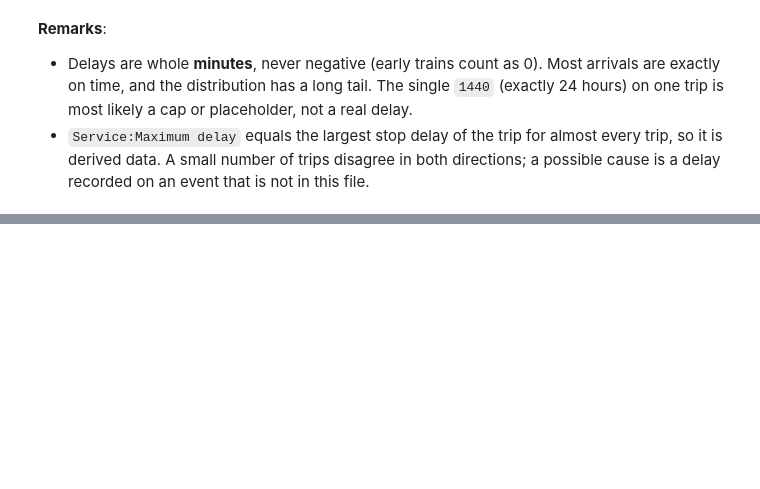
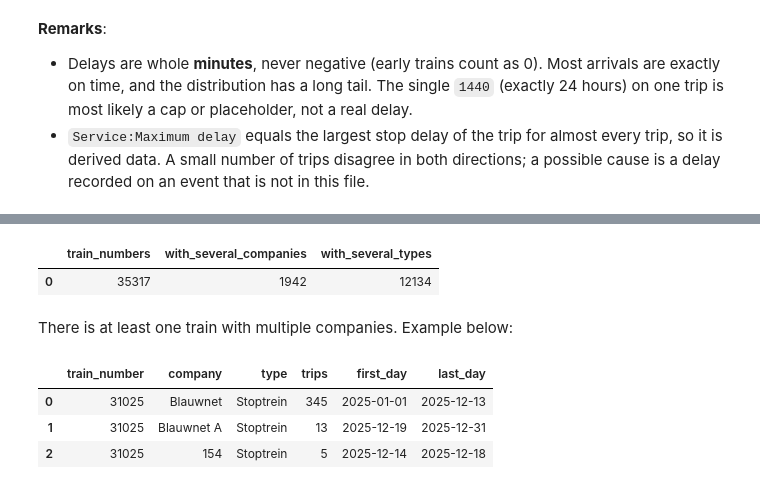
Before and after one commit to clavzno/mono4db, a Jupyter notebook: dutch_railway/notebooks/eda.ipynb, the cells around one changed output, grey strips where cells are left out. Cells and saved outputs as stored; diff of their text form; code cells hidden in the pictures; blank space fills up the shorter version.

```diff
--- a/dutch_railway/notebooks/eda.ipynb
+++ b/dutch_railway/notebooks/eda.ipynb
@@ -563,0 +591,25 @@ con.sql("""
+# %%
+con.sql("""
+    SELECT count(*)                 AS train_numbers,
+           count(*) FILTER (nc > 1) AS with_several_companies,
+           count(*) FILTER (nt > 1) AS with_several_types
+    FROM (SELECT "Service:Train number", count(DISTINCT "Service:Company") AS nc, count(DISTINCT "Service:Type") AS nt
+          FROM staged GROUP BY 1)
+""").df()
+# %% [output]
+|  | train_numbers | with_several_companies | with_several_types |
+| 0 | 35317 | 1942 | 12134 |
+# %% [markdown]
+There is at least one train with multiple companies. Example below:
+# %%
+con.sql("""
+    SELECT "Service:Train number" AS train_number, "Service:Company" AS company, "Service:Type" AS type,
+           count(DISTINCT "Service:RDT-ID") AS trips, min("Service:Date") AS first_day, max("Service:Date") AS last_day
+    FROM staged WHERE "Service:Train number" = 31025
+    GROUP BY ALL ORDER BY trips DESC
+""").df()
+# %% [output]
+|  | train_number | company | type | trips | first_day | last_day |
+| 0 | 31025 | Blauwnet | Stoptrein | 345 | 2025-01-01 | 2025-12-13 |
+| 1 | 31025 | Blauwnet A | Stoptrein | 13 | 2025-12-19 | 2025-12-31 |
+| 2 | 31025 | 154 | Stoptrein | 5 | 2025-12-14 | 2025-12-18 |
```
Also changed, not shown: parts of 34 cells of this notebook.
